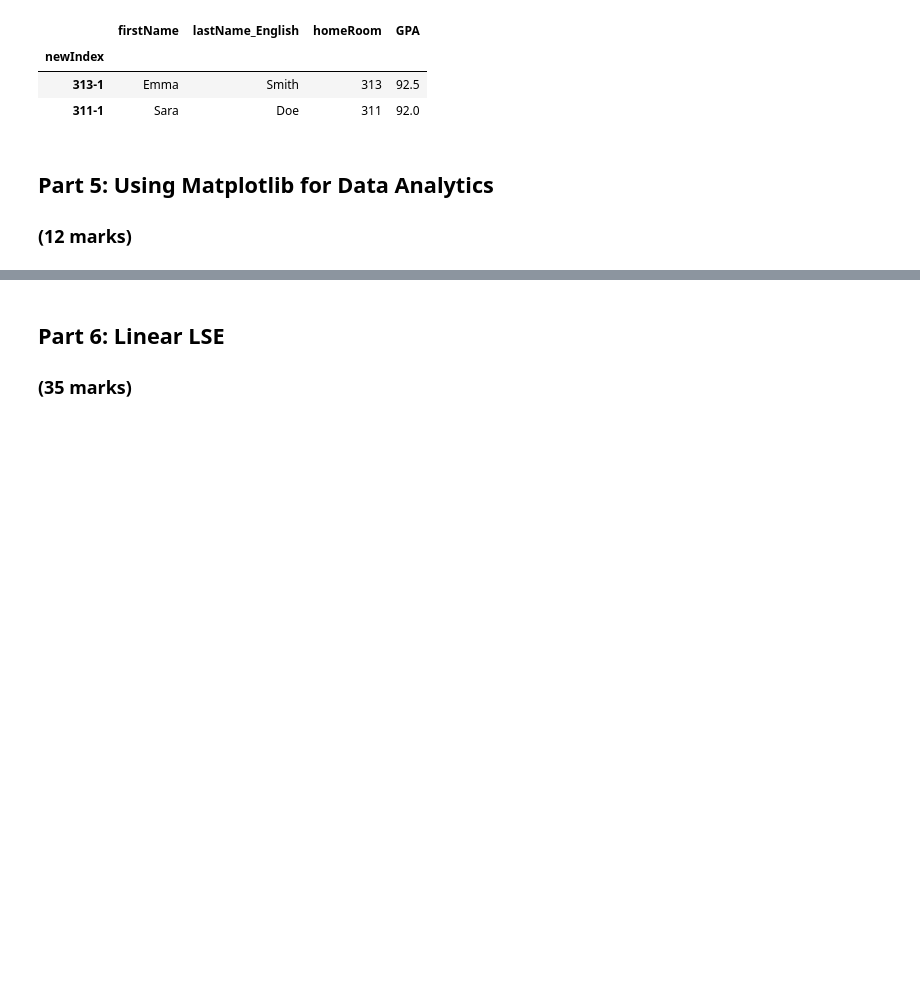
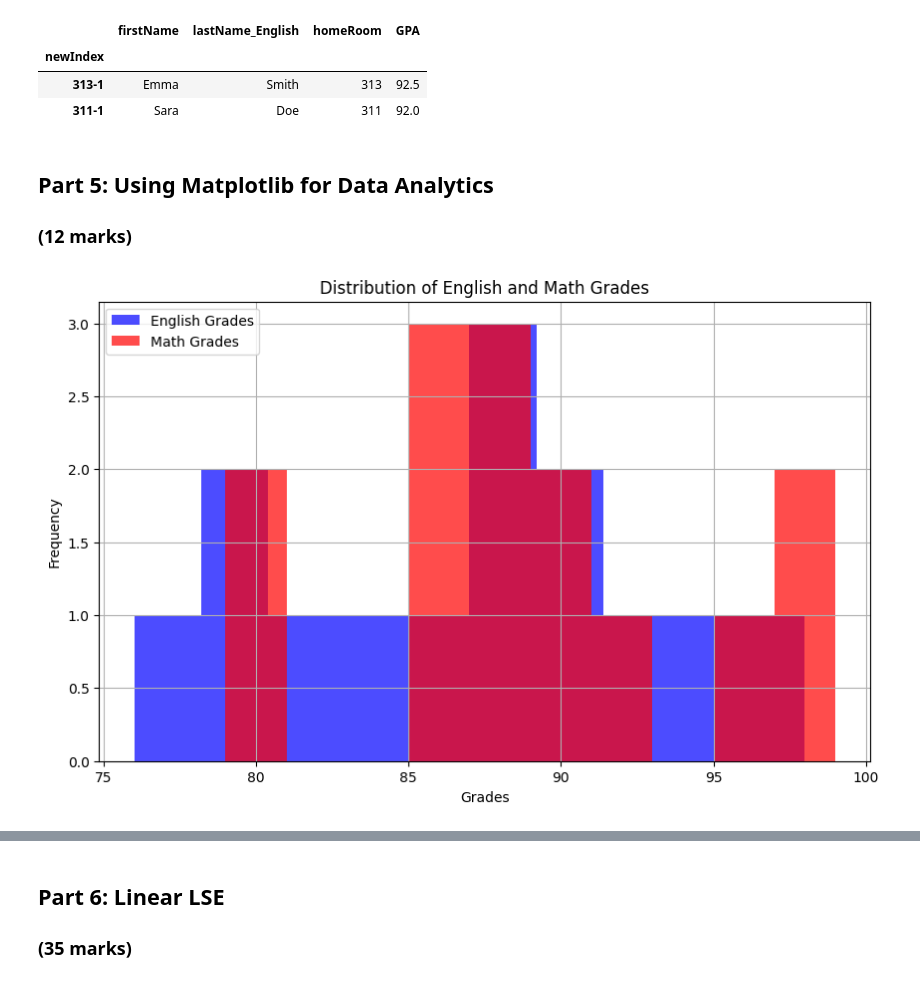
Before and after one commit to prabjotsanghera/ENGG680_2025_Fall, a Jupyter notebook: Lab_Assignment1/StudentGradeManagementSystem.ipynb, the cells around one changed output, grey strips where cells are left out. Cells and saved outputs as stored; diff of their text form; code cells hidden in the pictures; blank space fills up the shorter version.

```diff
--- a/Lab_Assignment1/StudentGradeManagementSystem.ipynb
+++ b/Lab_Assignment1/StudentGradeManagementSystem.ipynb
@@ -236,8 +240,8 @@ import pandas as pd
 # %%
 # Load the student grade CSV files into DataFrames using the defined variables
 # (1 marks)
-df_english = pd.read_csv('/content/studentGrades_English.csv')
-df_math = pd.read_csv('//content/studentGrades_Math.csv')
+df_english = pd.read_csv('studentGrades_English.csv')
+df_math = pd.read_csv('studentGrades_Math.csv')
 # %%
 # Print the first 5 rows of df_english using the .head method
 df_english.head()
@@ -682,27 +686,32 @@ Students with the highest GPA in each homeroom:
 # %%
 # Let's use matplotlib to display a histogram of the grades distribution
 # Histograms are useful for seeing the distribution of the students grades
 
 plt.figure(figsize=(10, 6))
 plt.hist(df_studentGrades['englishGrade'], bins=10, alpha=0.7, label='English Grades', color='blue')
 
 # Step 1: Use the line above as reference to create a histogram for the math grades
 # (1 mark)
-#
+plt.hist(df_studentGrades['mathGrade'], bins=10, alpha=0.7, label='Math Grades', color='red')
 
 # Step 2: Ensure that your plot is descriptive, so use labels (x and y axis), a title, and a legend.
 # Hint: Use the matplotlib .legend(loc='<location>') to add and place the legend.
 # You can use 'upper left', 'upper right', 'lower left', and 'lower right' to specify the location.
 # (3 marks)
-#
+plt.xlabel('Grades')
+plt.ylabel('Frequency')
+plt.title('Distribution of English and Math Grades')
+plt.legend(loc='upper left')
 plt.grid(True)
 
 # Step 3: Use the .savefig('<image_title>'.png) to output an image file of the histogram.
 # Please be sure to use a descriptive title!
 # (1 mark)
-#
+plt.savefig('grades_histogram.png')
 
 plt.show()
+# %% [output]
+[figure, added]
 # %%
 # Let's also use matplotlib to display a scatter plot of English vs. Math grades
 # Scatter plots are useful for seeing the relationship between two variables
```
Also changed, not shown: parts of 18 cells of this notebook.
